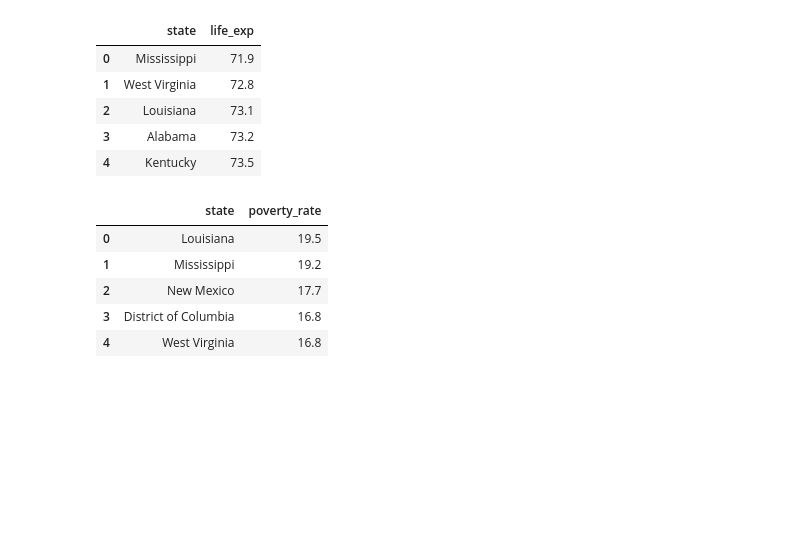
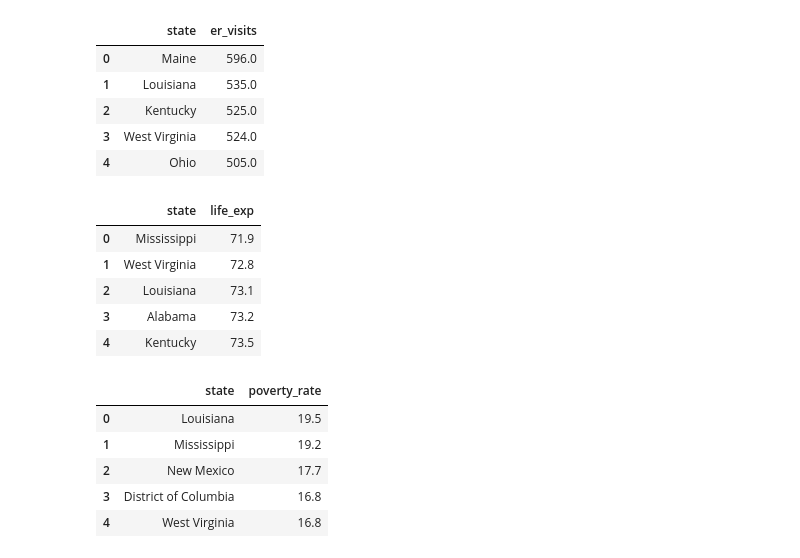
Before and after one commit to bdiamond2/medicaid-expansion-analysis, a Jupyter notebook: medicaid_expansion.ipynb, the cells around one changed output. Cells and saved outputs as stored; diff of their text form; code cells hidden in the pictures; blank space fills up the shorter version.

```diff
--- a/medicaid_expansion.ipynb
+++ b/medicaid_expansion.ipynb
@@ -53,3 +38,24 @@ df_medicaid.head()
+# %%
+# ER data by state
+# Source: https://www.kff.org/other/state-indicator/emergency-room-visits-by-ownership/?currentTimeframe=0&sortModel=%7B%22colId%22:%22Location%22,%22sort%22:%22asc%22%7D
+
+df_er = pd.read_csv('data/KFF_ER_visits.csv', header=2).loc[:51] # get rid of junk rows
+df_er = df_er[~df_er['Location'].isin(['United States', 'District of Columbia'])]
+df_er = df_er.rename(columns={
+    'Location':'state',
+    'Total':'er_visits'
+})
+df_er = df_er.sort_values('er_visits', ascending=False).reset_index()
+df_er = df_er.loc[:, ['state', 'er_visits']]
+
+df_er.head()
+# %% [output]
+|  | state | er_visits |
+| 0 | Maine | 596.0 |
+| 1 | Louisiana | 535.0 |
+| 2 | Kentucky | 525.0 |
+| 3 | West Virginia | 524.0 |
+| 4 | Ohio | 505.0 |
 # %%
 df_life_exp = pd.read_csv('data/cdc_life_exp.csv')
 df_life_exp = df_life_exp.rename(columns={'STATE':'state_abbr', 'RATE':'life_exp'})
```
Also changed, not shown: parts of 8 cells of this notebook, 2 other files.
